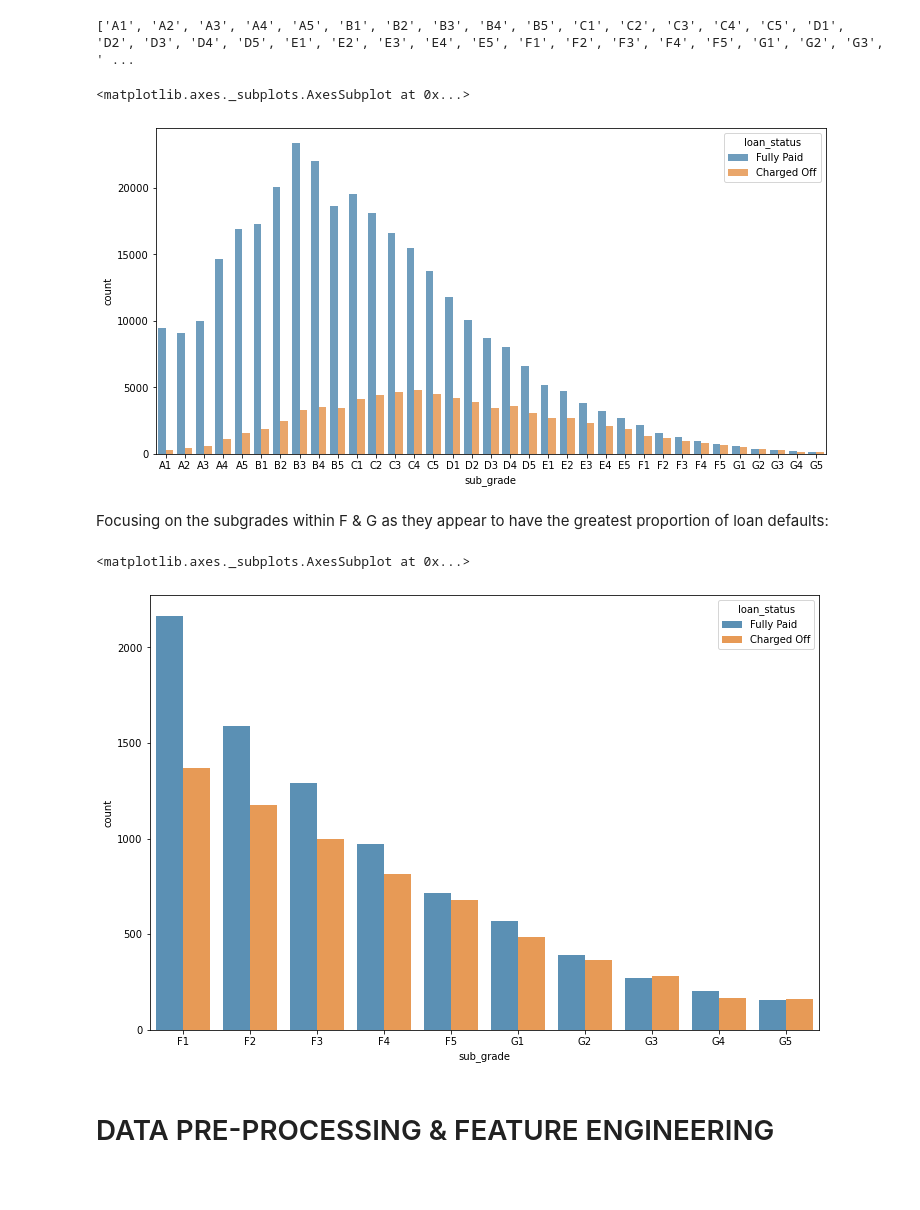
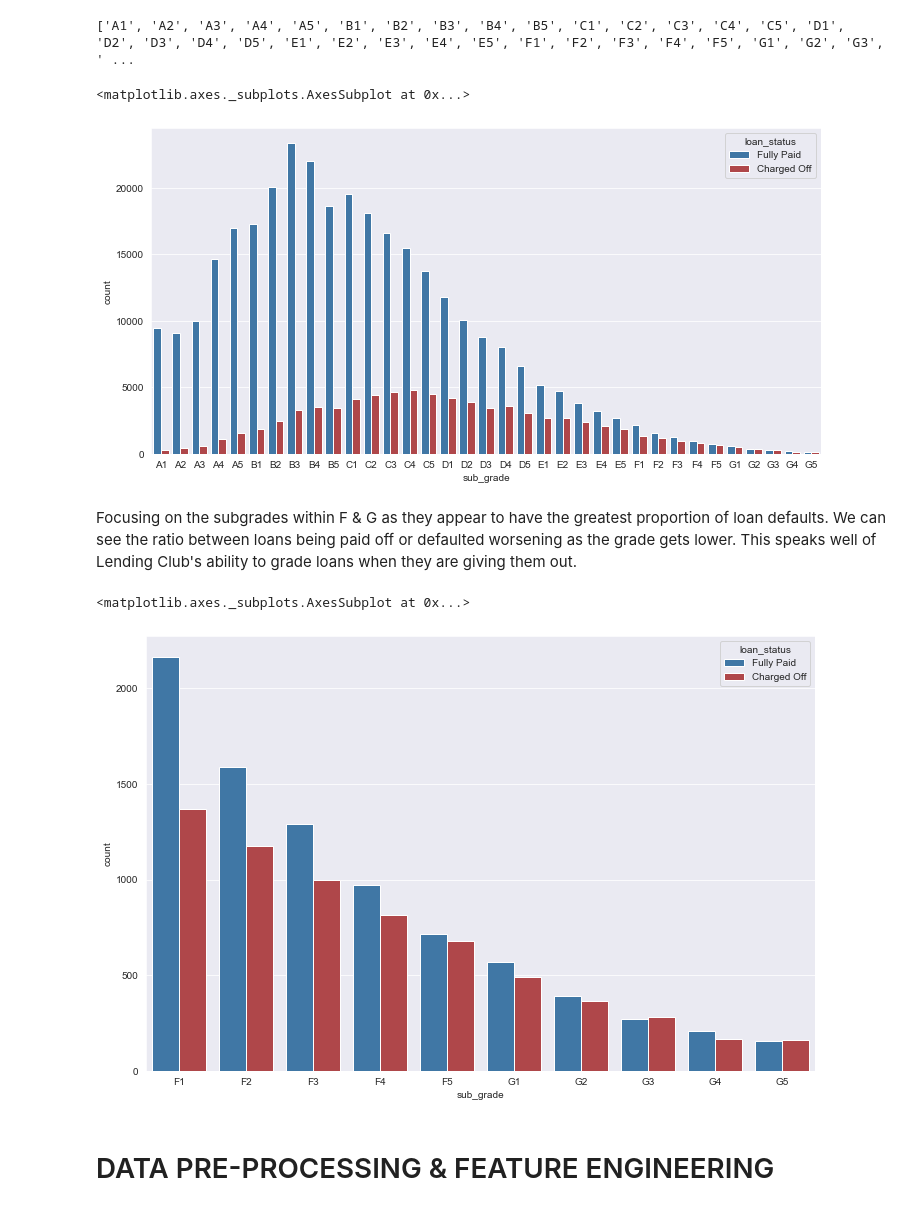
Before and after one commit to sachin-ph/lending-club-default-model, a Jupyter notebook: Project - Lending Club Model.ipynb, the cells around one changed output. Saved outputs shown, nothing was run; the diff lists cells and outputs as text; code cells hidden in the pictures; blank space fills up the shorter version.

```diff
--- a/Project - Lending Club Model.ipynb
+++ b/Project - Lending Club Model.ipynb
@@ -72,3 +74,4 @@ Off the bat, the first thing I want to know is - what is the ratio of paid off l
 # %%
 sns.set_style('darkgrid')
+sns.set_palette('RdBu')
 # %%
@@ -262,21 +249,21 @@ print(sorted_sub_g)
 # %%
 plt.figure(figsize=(12,6))
 sorted_sub_g = sorted(df['sub_grade'].unique())
-sns.countplot(data=df, x='sub_grade', order=sorted_sub_g, alpha=0.7, hue=df['loan_status'])
+sns.countplot(data=df, x='sub_grade', order=sorted_sub_g, hue=df['loan_status'], palette=["C5", "C0"])
 # %% [output]
 <matplotlib.axes._subplots.AxesSubplot at 0x...>
-[figure, old version]
+[figure, new version]
 # %% [markdown]
-Focusing on the subgrades within F & G as they appear to have the greatest proportion of loan defaults:
+Focusing on the subgrades within F & G as they appear to have the greatest proportion of loan defaults. We can see the ratio between loans being paid off or defaulted worsening as the grade gets lower. This speaks well of Lending Club's ability to grade loans when they are giving them out.
 # %%
 sorted_for_fg = [ i for i in sorted_sub_g if i[0] in ['F','G'] ]
 
 plt.figure(figsize=(12,8))
 sorted_sub_g = sorted(df['sub_grade'].unique())
-sns.countplot(data=df, x='sub_grade', order=sorted_for_fg, alpha=0.8, hue=df['loan_status'])
+sns.countplot(data=df, x='sub_grade', order=sorted_for_fg, hue=df['loan_status'], palette=["C5", "C0"])
 # %% [output]
 <matplotlib.axes._subplots.AxesSubplot at 0x...>
-[figure, old version]
+[figure, new version]
 # %% [markdown]
 # DATA PRE-PROCESSING & FEATURE ENGINEERING
 # %% [markdown]
```
Also changed, not shown: parts of 26 cells of this notebook.
